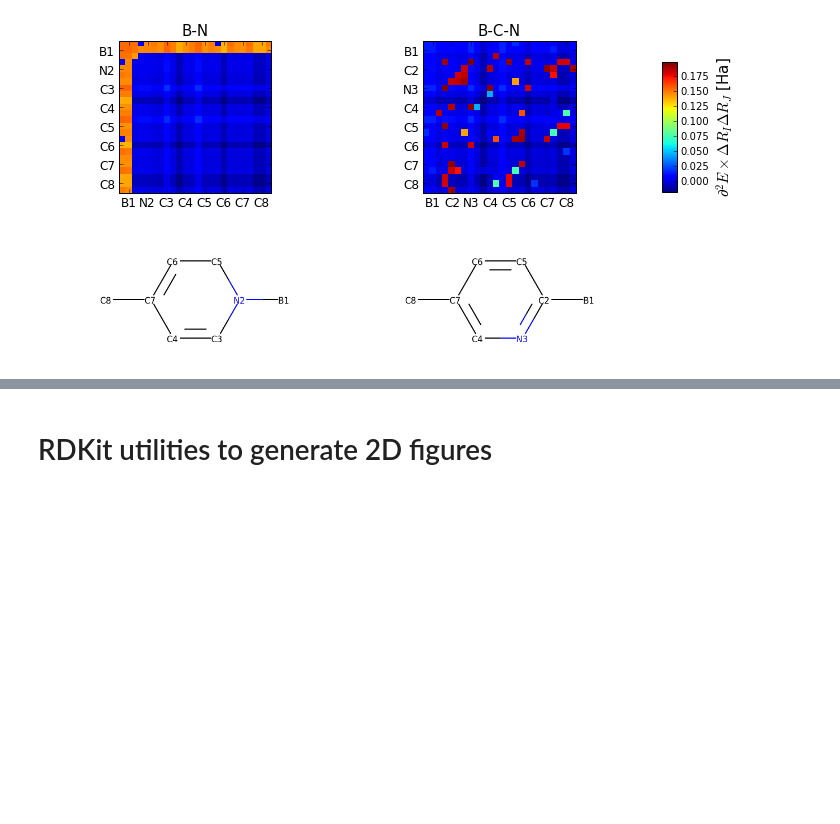
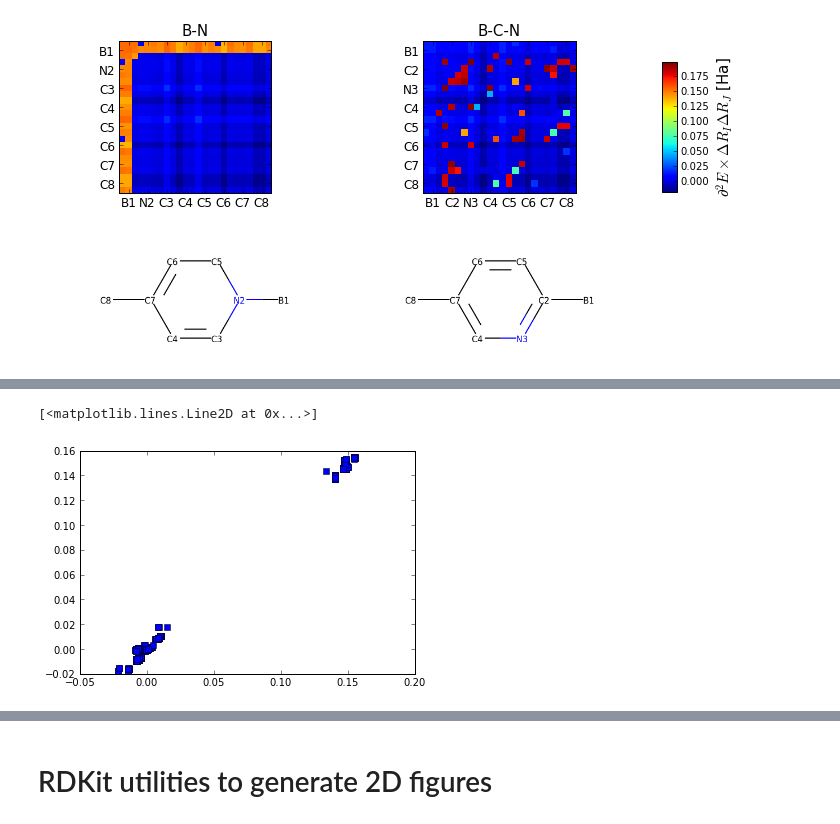
Before and after one commit to SamKChang/phononic_Tc_20170712, a Jupyter notebook: 01_finiteDifferenceTest/structure_test.ipynb, the cells around one changed output, grey strips where cells are left out. Drawn from its saved outputs; the diff is of its cells as text; code cells hidden in the pictures; blank space fills up the shorter version.

```diff
--- a/01_finiteDifferenceTest/structure_test.ipynb
+++ b/01_finiteDifferenceTest/structure_test.ipynb
@@ -528,0 +540,21 @@ Hessians_plot(Hessians_tar, ax1, ax2, ax3, ax4)
+# %%
+# construct a fitted Hessian matrix element list
+dE_BN1_fit = np.zeros(dE_BN1_prd.shape)
+
+# mask for different groupts
+mask_gp1 = dE_BN1_tar > 0.1
+mask_gp2 = dE_BN1_tar <= 0.1
+mask_finite = np.isfinite(dE_BN1_prd)
+mask_nan = np.isnan(dE_BN1_prd)
+
+dE_BN1_fit[mask_gp1] = dE_BN1_gp1_fit
+dE_BN1_fit[mask_gp2 * mask_finite] = dE_BN1_gp2_fit
+
+# for the moment, failed prediction are simply set to zero error.
+# afterall 4 entries out of 576 should not affect too much
+dE_BN1_fit[mask_nan] = dE_BN1_tar[mask_nan]
+
+plt.plot(dE_BN1_fit, dE_BN1_tar, ls='', marker='s')
+# %% [output]
+[<matplotlib.lines.Line2D at 0x...>]
+[figure, added]
```
Also changed, not shown: parts of 14 cells of this notebook.
